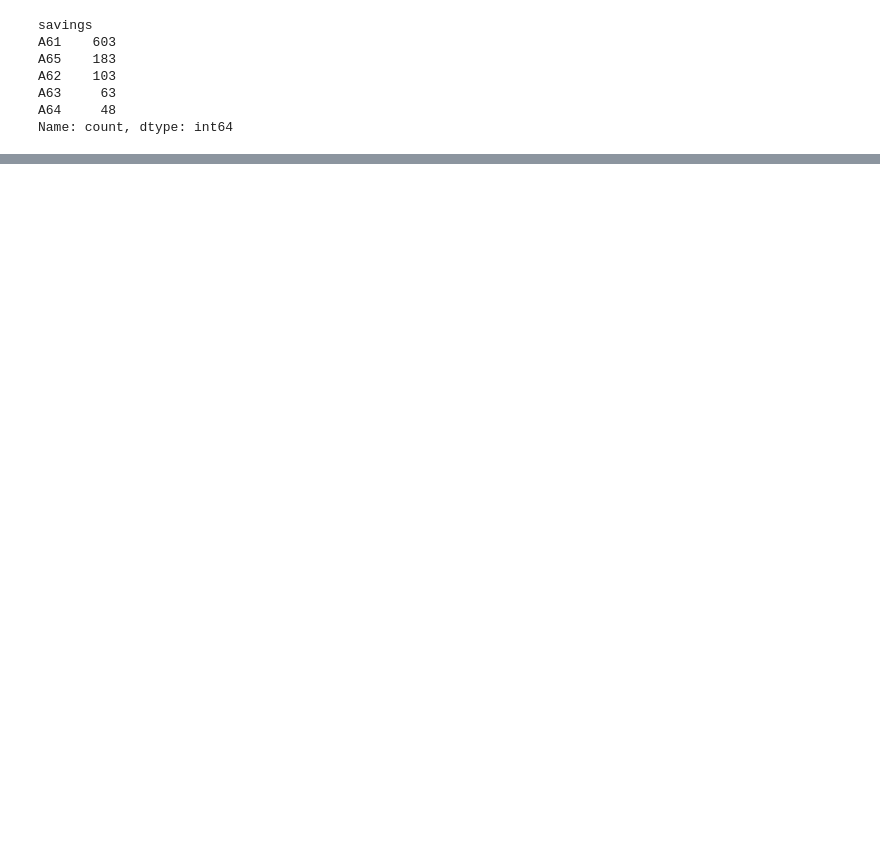
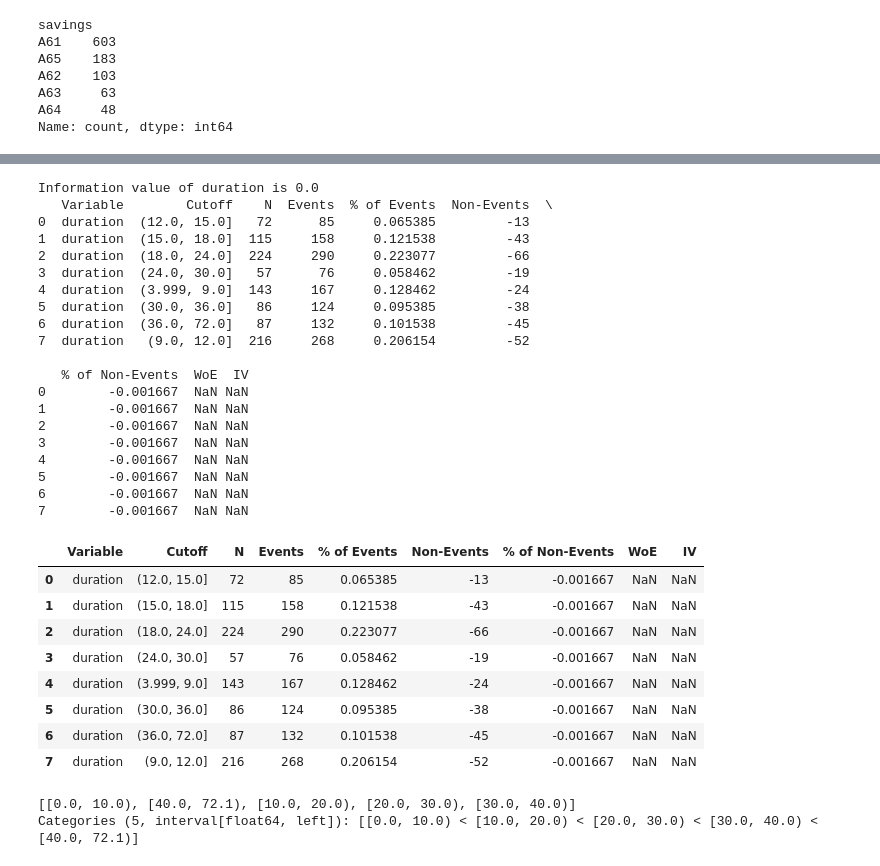
Before and after one commit to maylonleoncio/Credit-Risk, a Jupyter notebook: analysis_risk.ipynb, the cells around one changed output, grey strips where cells are left out. Saved outputs shown, nothing was run; the diff lists cells and outputs as text; code cells hidden in the pictures; blank space fills up the shorter version.

```diff
--- a/analysis_risk.ipynb
+++ b/analysis_risk.ipynb
@@ -217,0 +250,77 @@ Name: count, dtype: int64
+# %%
+def iv_woe(data, target, bins=10, show_woe=False):
+
+    #Empty Dataframe
+    newDF,woeDF = pd.DataFrame(), pd.DataFrame()
+
+    #Extract Column Names
+    cols = data.columns
+
+    #Run WOE and IV on all the independent variables
+    for ivars in cols[~cols.isin([target])]:
+        if (data[ivars].dtype.kind in 'bifc') and (len(np.unique(data[ivars]))>10):
+            binned_x = pd.qcut(data[ivars], bins,  duplicates='drop')
+            d0 = pd.DataFrame({'x': binned_x, 'y': data[target]})
+        else:
+            d0 = pd.DataFrame({'x': data[ivars], 'y': data[target]})
+        d0 = d0.astype({"x": str})
+        d = d0.groupby("x", as_index=False, dropna=False).agg({"y": ["count", "sum"]})
+        d.columns = ['Cutoff', 'N', 'Events']
+        d['% of Events'] = np.maximum(d['Events'], 0.5) / d['Events'].sum()
+        d['Non-Events'] = d['N'] - d['Events']
+        d['% of Non-Events'] = np.maximum(d['Non-Events'], 0.5) / d['Non-Events'].sum()
+        d['WoE'] = np.log(d['% of Non-Events']/d['% of Events'])
+        d['IV'] = d['WoE'] * (d['% of Non-Events']-d['% of Events'])
+        d.insert(loc=0, column='Variable', value=ivars)
+        print("Information value of " + ivars + " is " + str(round(d['IV'].sum(),6)))
+        temp =pd.DataFrame({"Variable" : [ivars], "IV" : [d['IV'].sum()]}, columns = ["Variable", "IV"])
+        newDF=pd.concat([newDF,temp], axis=0)
+        woeDF=pd.concat([woeDF,d], axis=0)
+
+        #Show WOE Table
+        if show_woe == True:
+            print(d)
+    return newDF, woeDF
+# %%
+iv, woe = iv_woe(data = credit[['duration', 'credit_risk']], target = 'credit_risk', bins=10, show_woe = True)
+iv
+woe
+# %% [output]
+Information value of duration is 0.0
+   Variable        Cutoff    N  Events  % of Events  Non-Events  \
+0  duration  (12.0, 15.0]   72      85     0.065385         -13
+1  duration  (15.0, 18.0]  115     158     0.121538         -43
+2  duration  (18.0, 24.0]  224     290     0.223077         -66
+3  duration  (24.0, 30.0]   57      76     0.058462         -19
+4  duration  (3.999, 9.0]  143     167     0.128462         -24
+5  duration  (30.0, 36.0]   86     124     0.095385         -38
+6  duration  (36.0, 72.0]   87     132     0.101538         -45
+7  duration   (9.0, 12.0]  216     268     0.206154         -52
+
+   % of Non-Events  WoE  IV
+0        -0.001667  NaN NaN
+1        -0.001667  NaN NaN
+2        -0.001667  NaN NaN
+3        -0.001667  NaN NaN
+4        -0.001667  NaN NaN
+5        -0.001667  NaN NaN
+6        -0.001667  NaN NaN
+7        -0.001667  NaN NaN
+|  | Variable | Cutoff | N | Events | % of Events | Non-Events | % of Non-Events | WoE | IV |
+| 0 | duration | (12.0, 15.0] | 72 | 85 | 0.065385 | -13 | -0.001667 | NaN | NaN |
+| 1 | duration | (15.0, 18.0] | 115 | 158 | 0.121538 | -43 | -0.001667 | NaN | NaN |
+| 2 | duration | (18.0, 24.0] | 224 | 290 | 0.223077 | -66 | -0.001667 | NaN | NaN |
+| 3 | duration | (24.0, 30.0] | 57 | 76 | 0.058462 | -19 | -0.001667 | NaN | NaN |
+| 4 | duration | (3.999, 9.0] | 143 | 167 | 0.128462 | -24 | -0.001667 | NaN | NaN |
+| 5 | duration | (30.0, 36.0] | 86 | 124 | 0.095385 | -38 | -0.001667 | NaN | NaN |
+| 6 | duration | (36.0, 72.0] | 87 | 132 | 0.101538 | -45 | -0.001667 | NaN | NaN |
+| 7 | duration | (9.0, 12.0] | 216 | 268 | 0.206154 | -52 | -0.001667 | NaN | NaN |
+# %%
+bins = [0, 10, 20, 30, 40, 72.1]
+
+credit['duration_fx'] = pd.cut(credit['duration'], bins, right=False)
+
+credit['duration_fx'].unique()
+# %% [output]
+[[0.0, 10.0), [40.0, 72.1), [10.0, 20.0), [20.0, 30.0), [30.0, 40.0)]
+Categories (5, interval[float64, left]): [[0.0, 10.0) < [10.0, 20.0) < [20.0, 30.0) < [30.0, 40.0) < [40.0, 72.1)]
```
Also changed, not shown: parts of 7 cells of this notebook.
